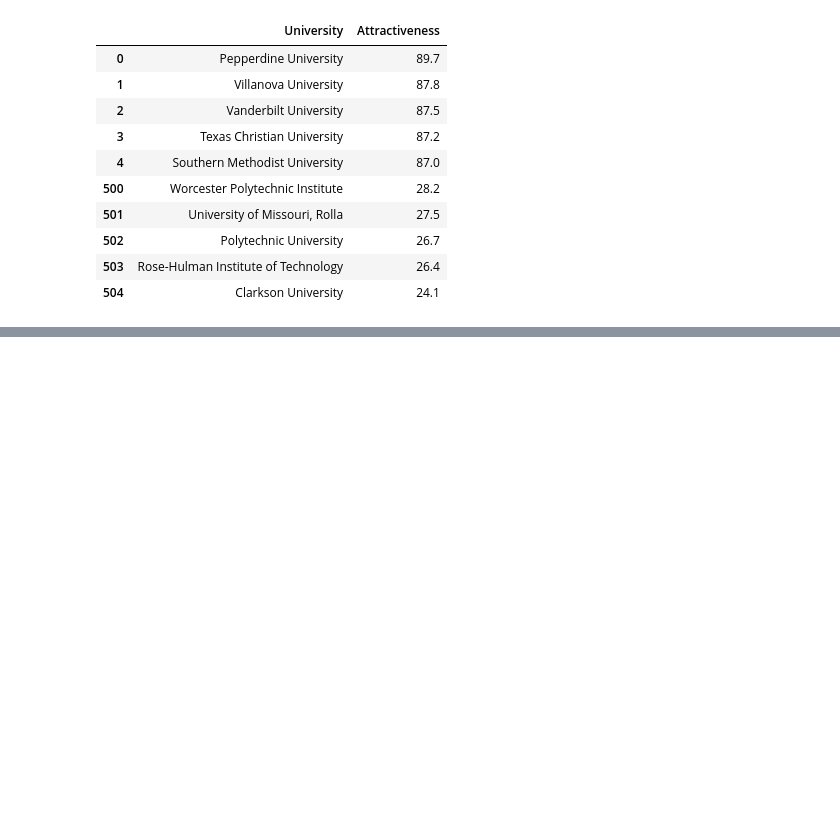
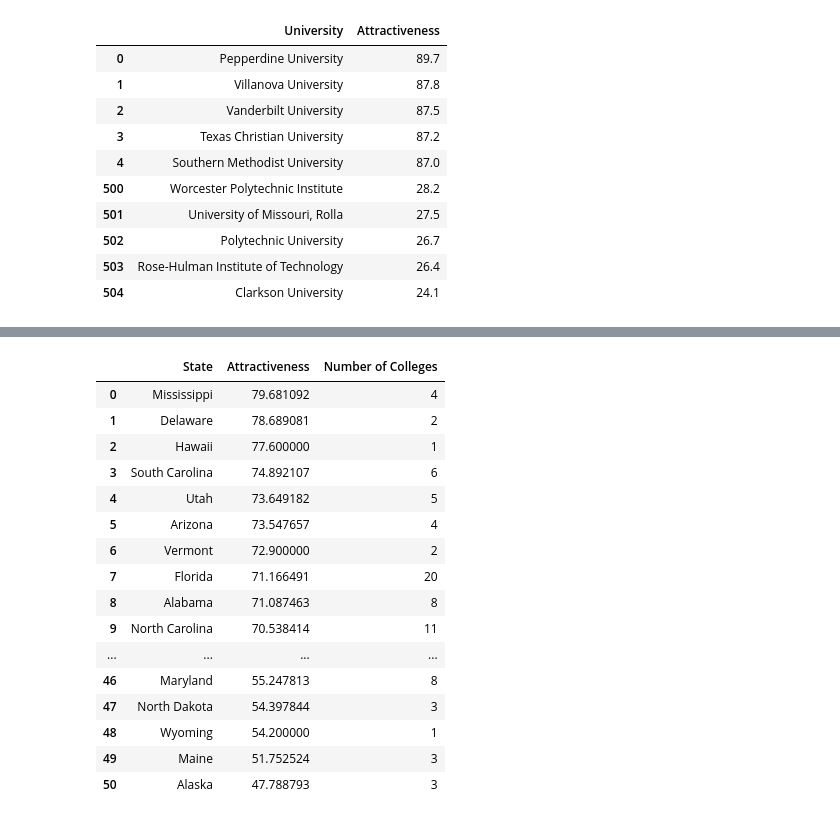
Before and after one commit to cmulholla/Attractiveness-by-State, a Jupyter notebook: includePopulation.ipynb, the cells around one changed output, grey strips where cells are left out. Cells and saved outputs as stored; diff of their text form; code cells hidden in the pictures; blank space fills up the shorter version.

```diff
--- a/includePopulation.ipynb
+++ b/includePopulation.ipynb
@@ -191,0 +269,45 @@ print(state)
+# %%
+# load the dataframe from the csv file
+df = pd.read_csv("universitiesAttractivenessPopulation.csv")
+
+# calculate the average attractiveness based on each state and the population of the university
+df["Attractiveness"] = df["Attractiveness"].astype(float)
+df["Population"] = df["Population"].astype(int)
+df["Attractiveness"] = df["Attractiveness"] * df["Population"]
+df["Attractiveness"] = df["Attractiveness"].astype(float)
+df["Number of Colleges"] = 1
+df = df.groupby("State").sum()
+
+df["Attractiveness"] = df["Attractiveness"] / df["Population"]
+
+# create a new dataframe from only the state, attractiveness, and number of colleges columns
+df = df[["Attractiveness", "Number of Colleges"]]
+
+# sort the dataframe by the attractiveness
+df = df.sort_values(by="Attractiveness", ascending=False)
+
+df = df.reset_index()
+
+# save the dataframe to a csv file
+df.to_csv("averageAttractivenessByState.csv")
+
+# print the dataframe
+df
+# %% [output]
+|  | State | Attractiveness | Number of Colleges |
+| 0 | Mississippi | 79.681092 | 4 |
+| 1 | Delaware | 78.689081 | 2 |
+| 2 | Hawaii | 77.600000 | 1 |
+| 3 | South Carolina | 74.892107 | 6 |
+| 4 | Utah | 73.649182 | 5 |
+| 5 | Arizona | 73.547657 | 4 |
+| 6 | Vermont | 72.900000 | 2 |
+| 7 | Florida | 71.166491 | 20 |
+| 8 | Alabama | 71.087463 | 8 |
+| 9 | North Carolina | 70.538414 | 11 |
+| ... | ... | ... | ... |
+| 46 | Maryland | 55.247813 | 8 |
+| 47 | North Dakota | 54.397844 | 3 |
+| 48 | Wyoming | 54.200000 | 1 |
+| 49 | Maine | 51.752524 | 3 |
+| 50 | Alaska | 47.788793 | 3 |
```
Also changed, not shown: parts of 11 cells of this notebook, 1 other file.
